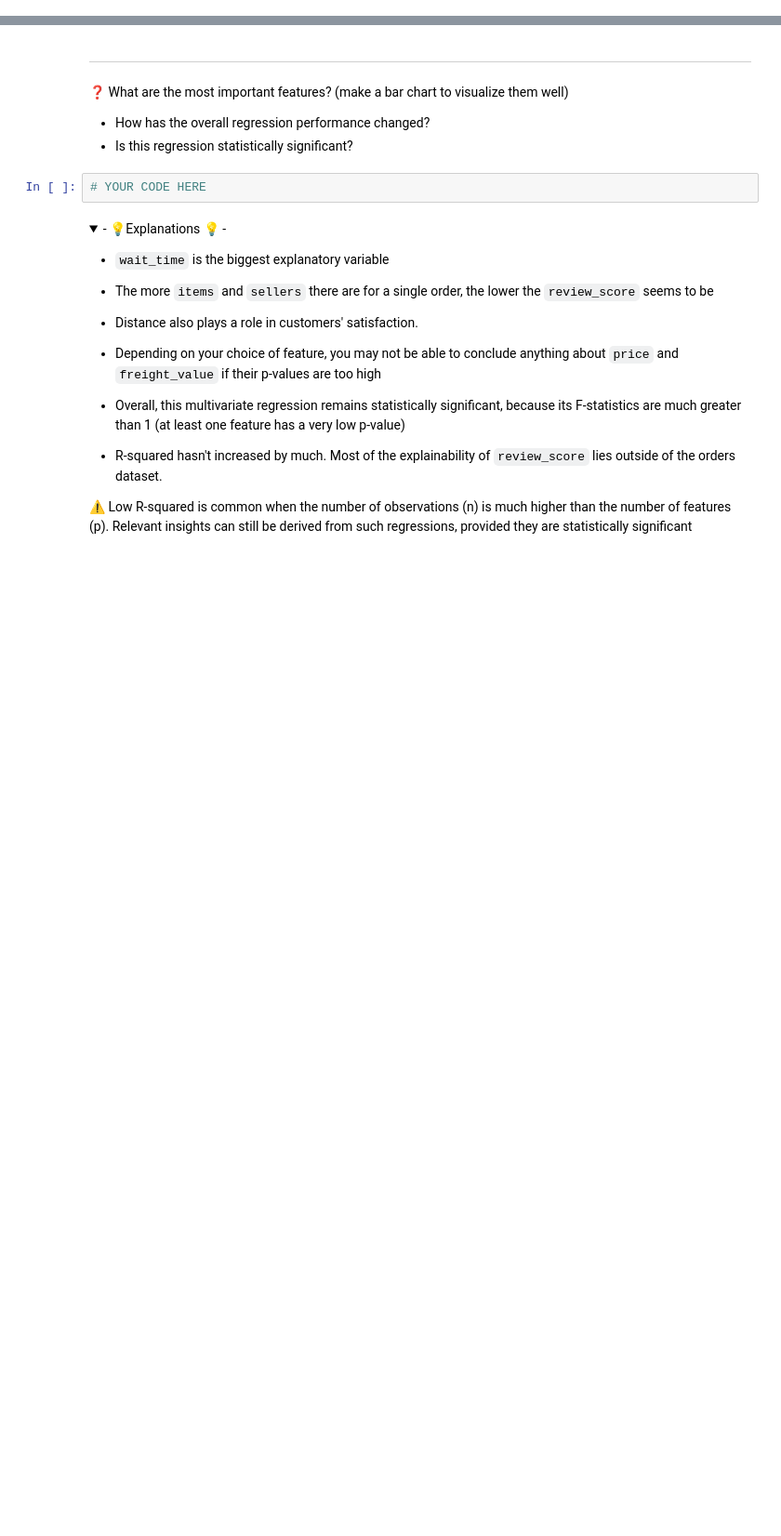
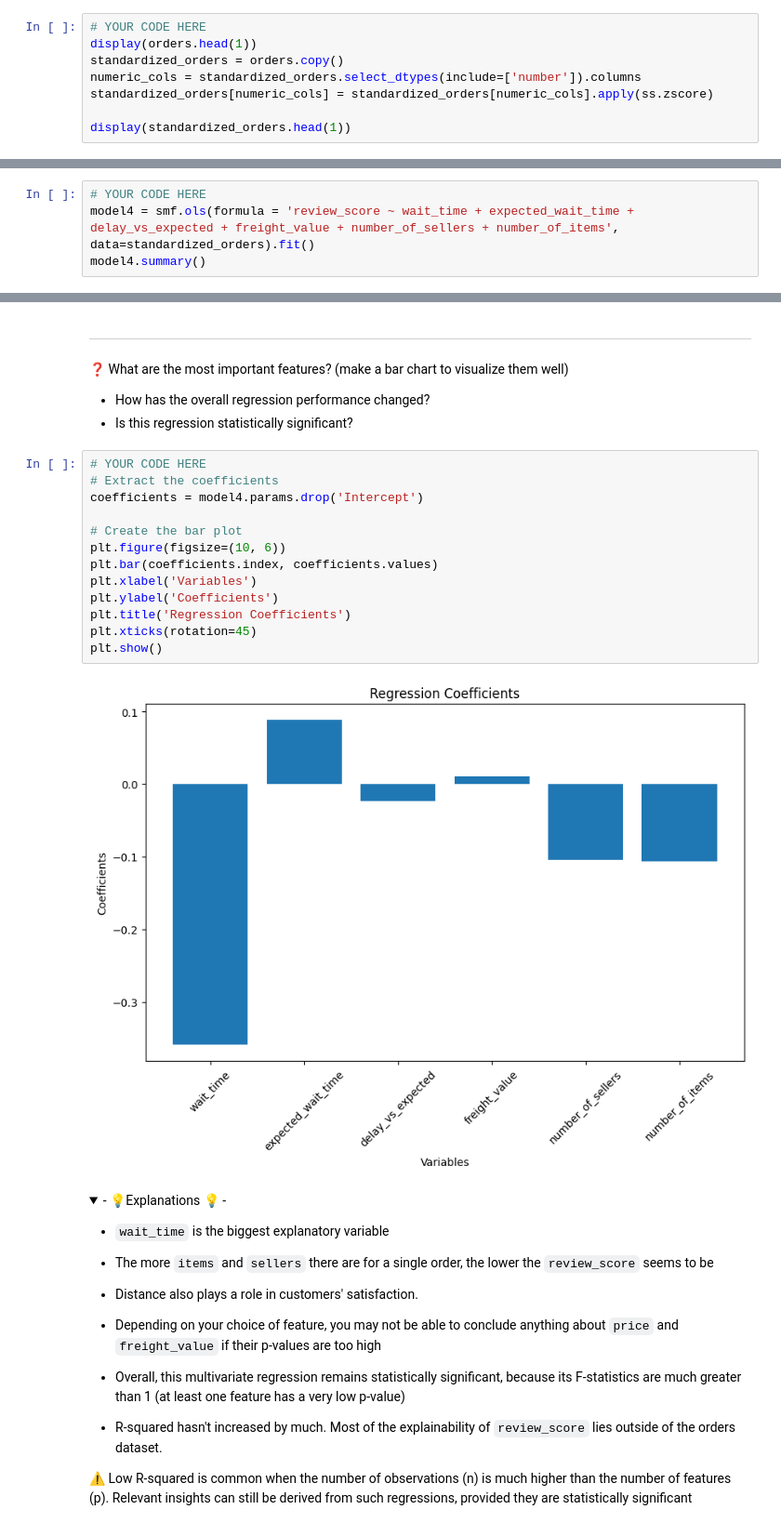
Before and after one commit to yasnoz/data-orders-regression, a Jupyter notebook: orders_regression.ipynb, the cells around one changed output, grey strips where cells are left out. Shown: that part at 93% size. Cells and saved outputs as stored; diff of their text form; folded sections open; blank space fills up the shorter version.

Commit message:
data orders regression complete

```diff
--- a/orders_regression.ipynb
+++ b/orders_regression.ipynb
@@ -115,0 +169,8 @@ Contrary to what was found with the simple bivariate correlation analysis, `dela
+# %%
+# YOUR CODE HERE
+display(orders.head(1))
+standardized_orders = orders.copy()
+numeric_cols = standardized_orders.select_dtypes(include=['number']).columns
+standardized_orders[numeric_cols] = standardized_orders[numeric_cols].apply(ss.zscore)
+
+display(standardized_orders.head(1))
@@ -119,0 +184,4 @@ Contrary to what was found with the simple bivariate correlation analysis, `dela
+# %%
+# YOUR CODE HERE
+model4 = smf.ols(formula = 'review_score ~ wait_time + expected_wait_time + delay_vs_expected + freight_value + number_of_sellers + number_of_items', data=standardized_orders).fit()
+model4.summary()
@@ -122,8 +215,21 @@ Contrary to what was found with the simple bivariate correlation analysis, `dela
 ❓ What are the most important features? (make a bar chart to visualize them well)
 - How has the overall regression performance changed?
 - Is this regression statistically significant?
-# %%
-# YOUR CODE HERE
+# %%
+# YOUR CODE HERE
+# Extract the coefficients
+coefficients = model4.params.drop('Intercept')
+
+# Create the bar plot
+plt.figure(figsize=(10, 6))
+plt.bar(coefficients.index, coefficients.values)
+plt.xlabel('Variables')
+plt.ylabel('Coefficients')
+plt.title('Regression Coefficients')
+plt.xticks(rotation=45)
+plt.show()
+# %% [output]
+[figure, added]
 # %% [markdown]
 <details>
     <summary>- 💡Explanations 💡 -</summary>
```
Also changed, not shown: parts of 25 cells of this notebook.
